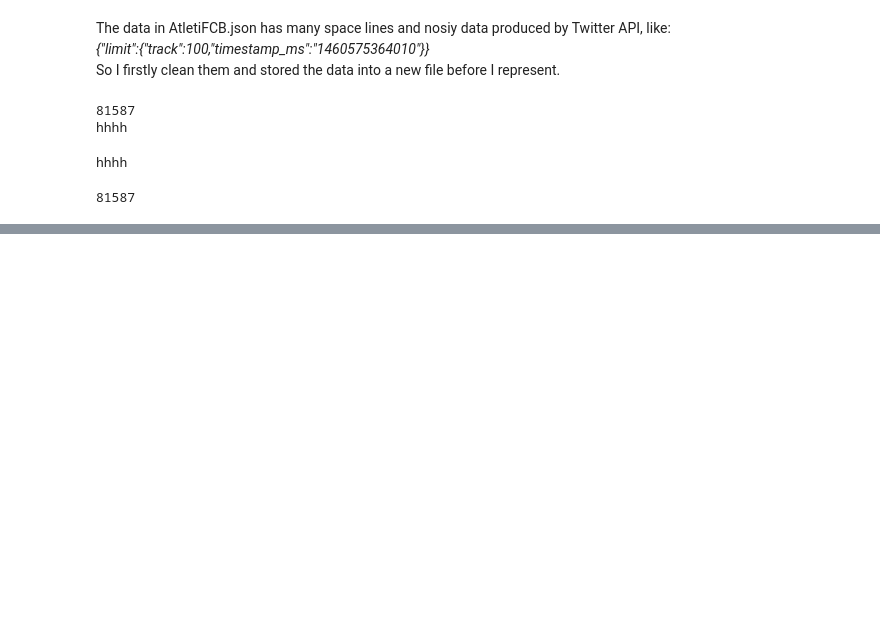
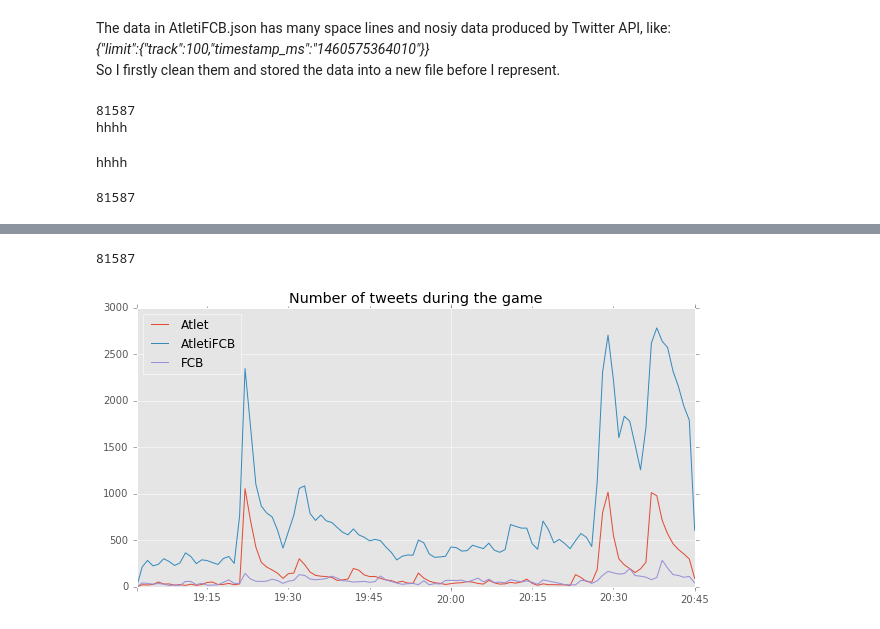
Before and after one commit to WinterJDWang/Python_Twitter_AtletiFCB, a Jupyter notebook: COMP41680 Assignment 2_Jiandong_Wang.ipynb, the cells around one changed output, grey strips where cells are left out. Saved outputs shown, nothing was run; the diff lists cells and outputs as text; code cells hidden in the pictures; blank space fills up the shorter version.

Commit message:
"Number of tweets during the game" implemented

```diff
--- a/COMP41680 Assignment 2_Jiandong_Wang.ipynb
+++ b/COMP41680 Assignment 2_Jiandong_Wang.ipynb
@@ -152,0 +175,6 @@ df.head()
+# %%
+drop = ['contributors','in_reply_to_screen_name','in_reply_to_status_id','in_reply_to_status_id_str','in_reply_to_user_id','in_reply_to_user_id_str','geo','possibly_sensitive', 'quoted_status',
+       'quoted_status_id','quoted_status_id_str','scopes','extended_entities']
+clean_df = df.drop(drop, axis=1)
+print(clean_df.shape)
+clean_df.isnull().sum()
@@ -152,0 +228,51 @@ df.head()
+# %%
+
+
+# still need to tell IPython to display plots within the notebook
+%matplotlib inline
+# this is not strictly necessary, it just improves the style of the Matplotlib plots
+import matplotlib
+matplotlib.style.use("ggplot")
+
+timestamp= []
+# a list of "1" or "0"to count the tweets
+timestamp_AtletiFCB = []
+timestamp_Atleti = []
+timestamp_FCB = []
+
+a = 0
+
+for index,row in clean_df.iterrows():
+    a += 1
+    tweet_text = row['text']
+    tweet_time = row['created_at']
+    tokens = preprocess(tweet_text)
+    terms_all = [term for term in tokens if term not in stop]
+
+    timestamp.append(tweet_time)
+    timestamp_AtletiFCB.append(1)
+
+    if '@Atleti' in terms_all:
+        timestamp_Atleti.append(1)
+    else:
+        timestamp_Atleti.append(0)
+
+    if '@FCBarcelona' in terms_all:
+        timestamp_FCB.append(1)
+    else:
+        timestamp_FCB.append(0)
+
+
+print(a)
+# the index of the DataFrame
+idx_AtletiFCB = pd.DatetimeIndex(timestamp)
+
+all_data = dict(Atlet=timestamp_Atleti,AtletiFCB=timestamp_AtletiFCB,FCB=timestamp_FCB)
+
+AtletiFCB = pd.DataFrame(data=all_data, index=idx_AtletiFCB)
+#  Resampling
+AtletiFCB =  AtletiFCB.resample('1Min', how='sum').fillna(0)
+p = AtletiFCB.plot(title="Number of tweets during the game",figsize=(10,5))
+# %% [output]
+81587
+[figure, added]
```
Also changed, not shown: parts of 7 cells of this notebook, 1 other file.
